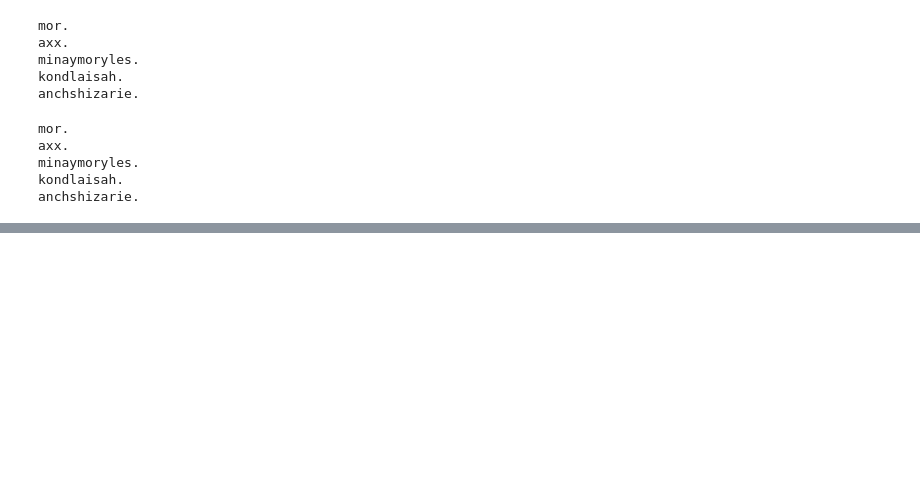
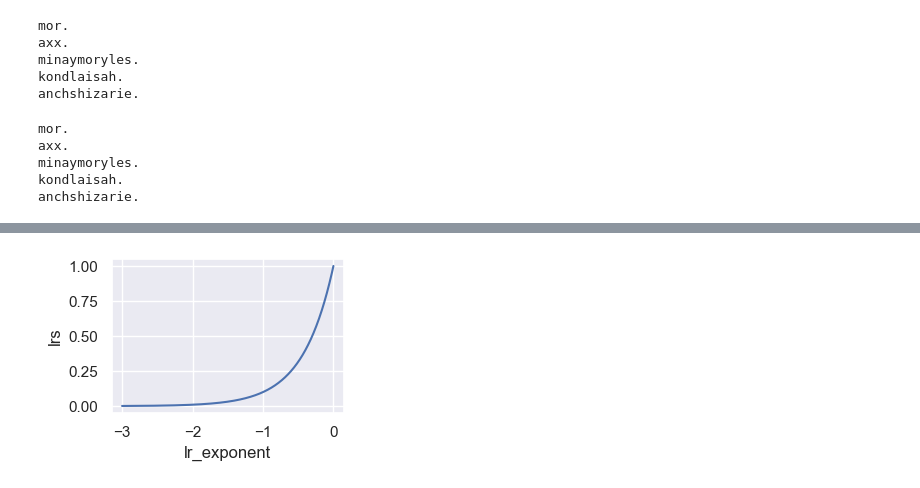
Before and after one commit to Road2Nohand/makemore, a Jupyter notebook: makemore.ipynb, the cells around one changed output, grey strips where cells are left out. Cells and saved outputs as stored; diff of their text form; code cells hidden in the pictures; blank space fills up the shorter version.

```diff
--- a/makemore.ipynb
+++ b/makemore.ipynb
@@ -1346,0 +1974,13 @@ anchshizarie.
+# %%
+# Annahme eine LR im Bereich [1, 0.001] ist okey, welche ist die Beste?
+lr_exponent = torch.linspace(-3, 0, 1000)
+lrs = 10 ** lr_exponent # -> 10^-3=0.001  -> 10^0=1.0
+
+# plotten
+plt.figure(figsize=(3, 2))
+plt.plot(lr_exponent, lrs)
+plt.xlabel("lr_exponent")
+plt.ylabel("lrs")
+plt.show()
+# %% [output]
+[figure, added]
```
Also changed, not shown: parts of 108 cells of this notebook, 1 other file.
